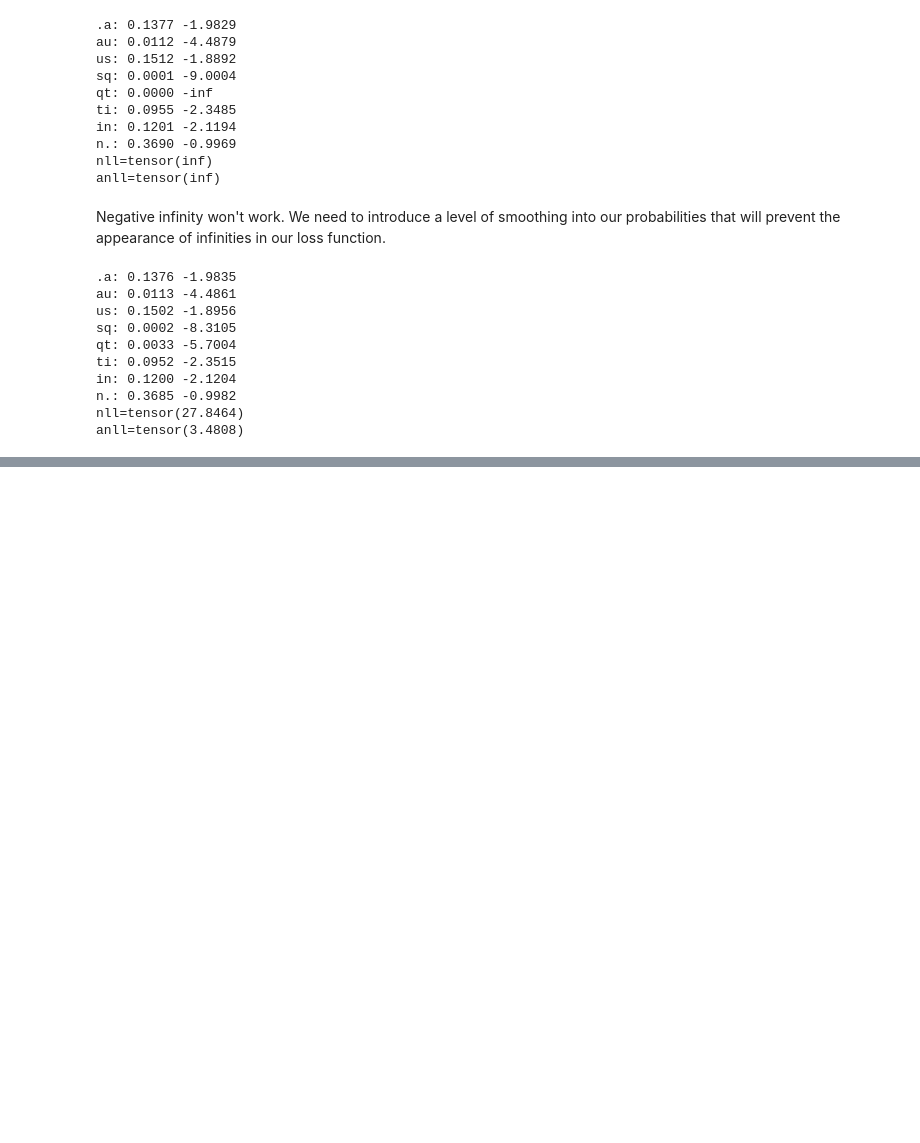
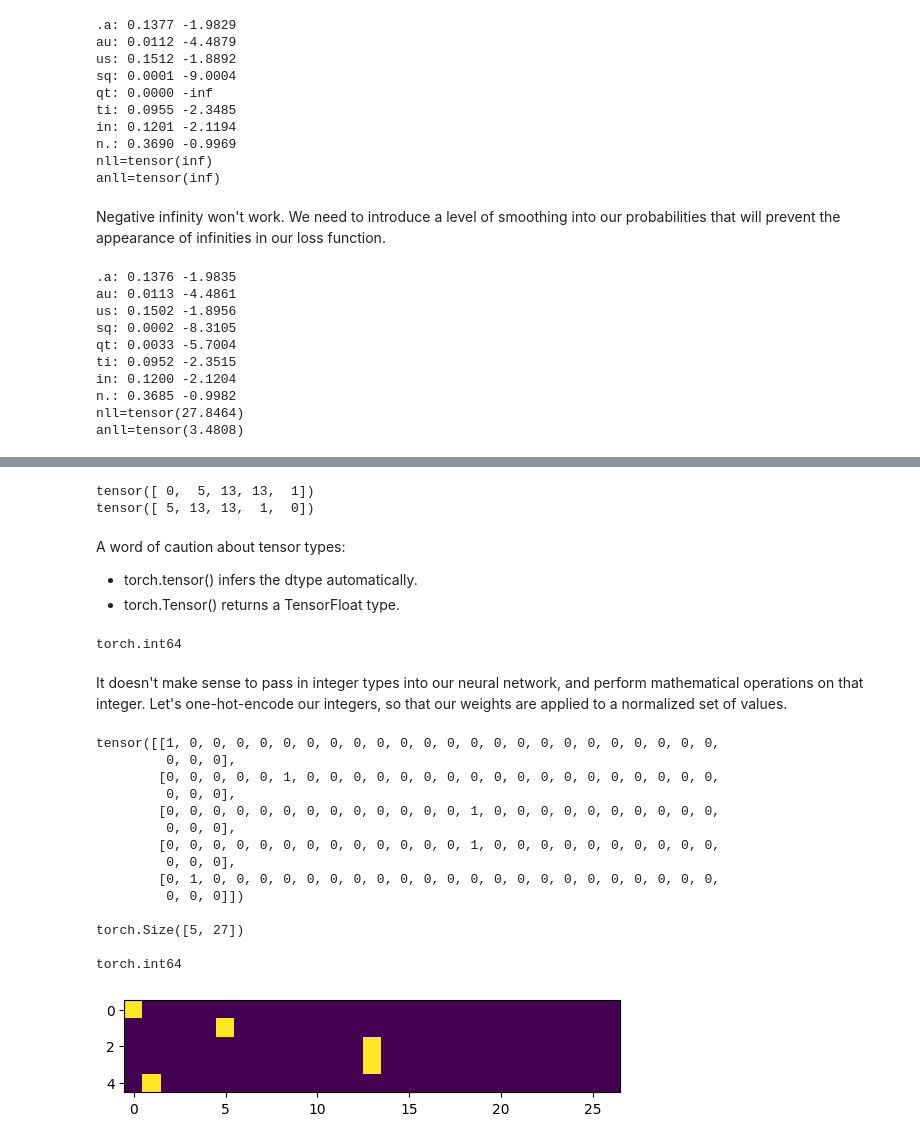
Before and after one commit to zdravoj/neural-network-foundations, a Jupyter notebook: makemore_clone/makemore_nb.ipynb, the cells around one changed output, grey strips where cells are left out. Cells and saved outputs as stored; diff of their text form; code cells hidden in the pictures; blank space fills up the shorter version.

```diff
--- a/makemore_clone/makemore_nb.ipynb
+++ b/makemore_clone/makemore_nb.ipynb
@@ -521,0 +524,58 @@ anll=tensor(3.4808)
+# %%
+# prepare function to create training set of bigrams (x,y)
+def get_bigram_tensors(word_list):
+    xs, ys = [], []
+
+    for word in word_list:
+        chars = ['.'] + list(word) + ['.']
+        for char1, char2 in zip(chars, chars[1:]):
+            idx1 = stoi[char1]
+            idx2 = stoi[char2]
+            xs.append(idx1)
+            ys.append(idx2)
+
+    x = torch.tensor(xs)
+    y = torch.tensor(ys)
+
+    return x, y
+# %%
+# training set for "emma"
+emma_tensor_x, emma_tensor_y = get_bigram_tensors(words[:1])
+print(emma_tensor_x)
+print(emma_tensor_y)
+# %% [output]
+tensor([ 0,  5, 13, 13,  1])
+tensor([ 5, 13, 13,  1,  0])
+# %% [markdown]
+A word of caution about tensor types:
+- torch.tensor() infers the dtype automatically.
+- torch.Tensor() returns a TensorFloat type.
+# %%
+emma_tensor_x.dtype
+# %% [output]
+torch.int64
+# %% [markdown]
+It doesn't make sense to pass in integer types into our neural network, and perform mathematical operations on that integer. Let's one-hot-encode our integers, so that our weights are applied to a normalized set of values.
+# %%
+# one hot encoding "emma" tensor
+xenc = torch.nn.functional.one_hot(emma_tensor_x, num_classes=27)
+print(xenc, '\n')
+print(xenc.shape, '\n')
+print(xenc.dtype, '\n')
+plt.imshow(xenc);
+# %% [output]
+tensor([[1, 0, 0, 0, 0, 0, 0, 0, 0, 0, 0, 0, 0, 0, 0, 0, 0, 0, 0, 0, 0, 0, 0, 0,
+         0, 0, 0],
+        [0, 0, 0, 0, 0, 1, 0, 0, 0, 0, 0, 0, 0, 0, 0, 0, 0, 0, 0, 0, 0, 0, 0, 0,
+         0, 0, 0],
+        [0, 0, 0, 0, 0, 0, 0, 0, 0, 0, 0, 0, 0, 1, 0, 0, 0, 0, 0, 0, 0, 0, 0, 0,
+         0, 0, 0],
+        [0, 0, 0, 0, 0, 0, 0, 0, 0, 0, 0, 0, 0, 1, 0, 0, 0, 0, 0, 0, 0, 0, 0, 0,
+         0, 0, 0],
+        [0, 1, 0, 0, 0, 0, 0, 0, 0, 0, 0, 0, 0, 0, 0, 0, 0, 0, 0, 0, 0, 0, 0, 0,
+         0, 0, 0]])
+
+torch.Size([5, 27])
+
+torch.int64
+[figure, added]
```
Also changed, not shown: parts of 13 cells of this notebook.
